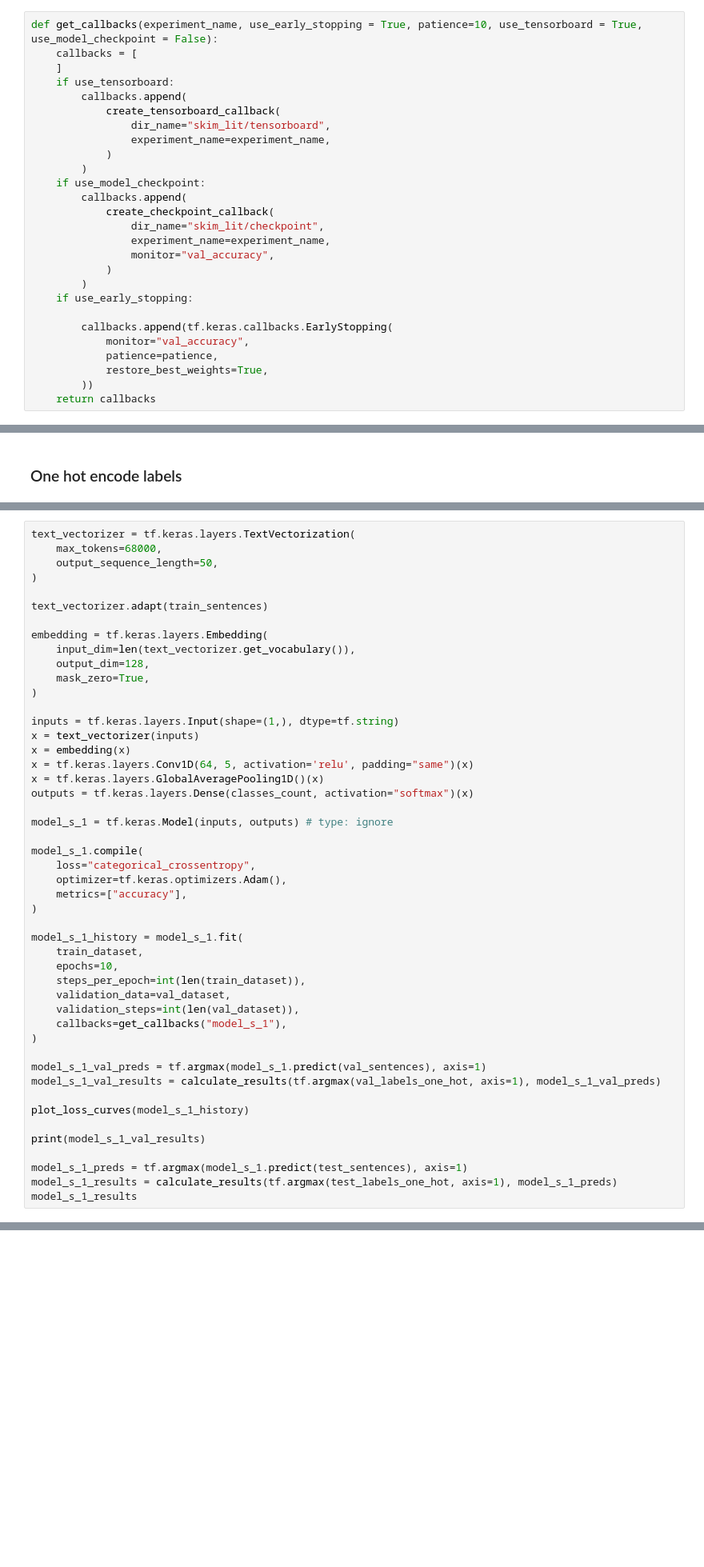
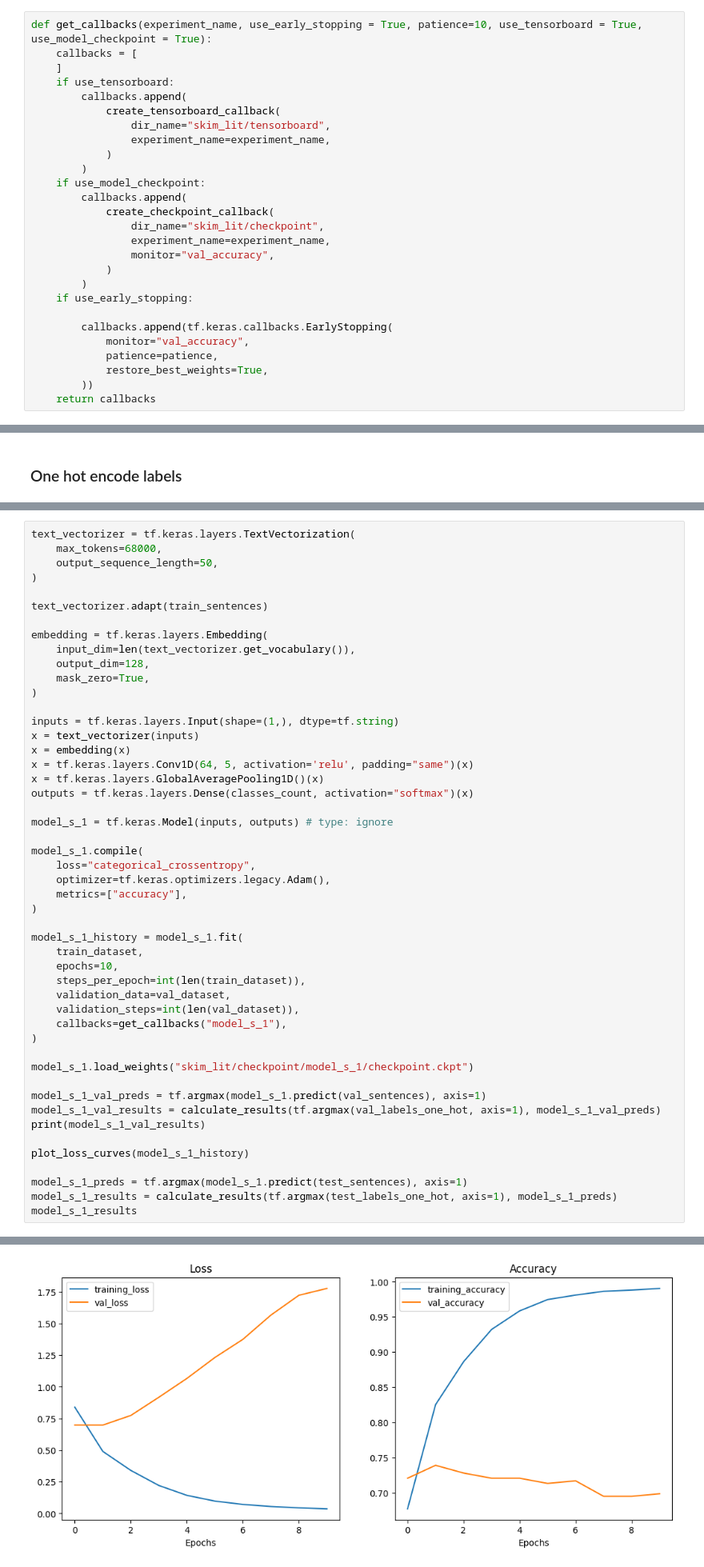
Before and after one commit to mufaddalhamidofficial/skimlit_ai, a Jupyter notebook: skimlit_kaggle.ipynb, the cells around one changed output, grey strips where cells are left out. Shown at 80% size. Drawn from its saved outputs; the diff is of its cells as text; blank space fills up the shorter version.

```diff
--- a/skimlit_kaggle.ipynb
+++ b/skimlit_kaggle.ipynb
@@ -28,7 +31,7 @@ test_labels_ = test_df_100.target.to_numpy()
 # %% [markdown]
 ## Callbacks:
 # %%
-def get_callbacks(experiment_name, use_early_stopping = True, patience=10, use_tensorboard = True, use_model_checkpoint = False):
+def get_callbacks(experiment_name, use_early_stopping = True, patience=10, use_tensorboard = True, use_model_checkpoint = True):
     callbacks = [
     ]
     if use_tensorboard:
@@ -328,7 +372,7 @@ model_s_1 = tf.keras.Model(inputs, outputs) # type: ignore
 
 model_s_1.compile(
     loss="categorical_crossentropy",
-    optimizer=tf.keras.optimizers.Adam(),
+    optimizer=tf.keras.optimizers.legacy.Adam(),
     metrics=["accuracy"],
 )
 
@@ -341,13 +385,15 @@ model_s_1_history = model_s_1.fit(
     callbacks=get_callbacks("model_s_1"),
 )
 
+model_s_1.load_weights("skim_lit/checkpoint/model_s_1/checkpoint.ckpt")
+
 model_s_1_val_preds = tf.argmax(model_s_1.predict(val_sentences), axis=1)
 model_s_1_val_results = calculate_results(tf.argmax(val_labels_one_hot, axis=1), model_s_1_val_preds)
+print(model_s_1_val_results)
 
 plot_loss_curves(model_s_1_history)
-
-print(model_s_1_val_results)
 
 model_s_1_preds = tf.argmax(model_s_1.predict(test_sentences), axis=1)
 model_s_1_results = calculate_results(tf.argmax(test_labels_one_hot, axis=1), model_s_1_preds)
 model_s_1_results
+# %% [output]
@@ -354,3 +422,4 @@ model_s_1_results
+[figure, added]
 # %% [markdown]
 ## Model s 2
 # %%
```
Also changed, not shown: parts of 40 cells of this notebook, 7 other files.
